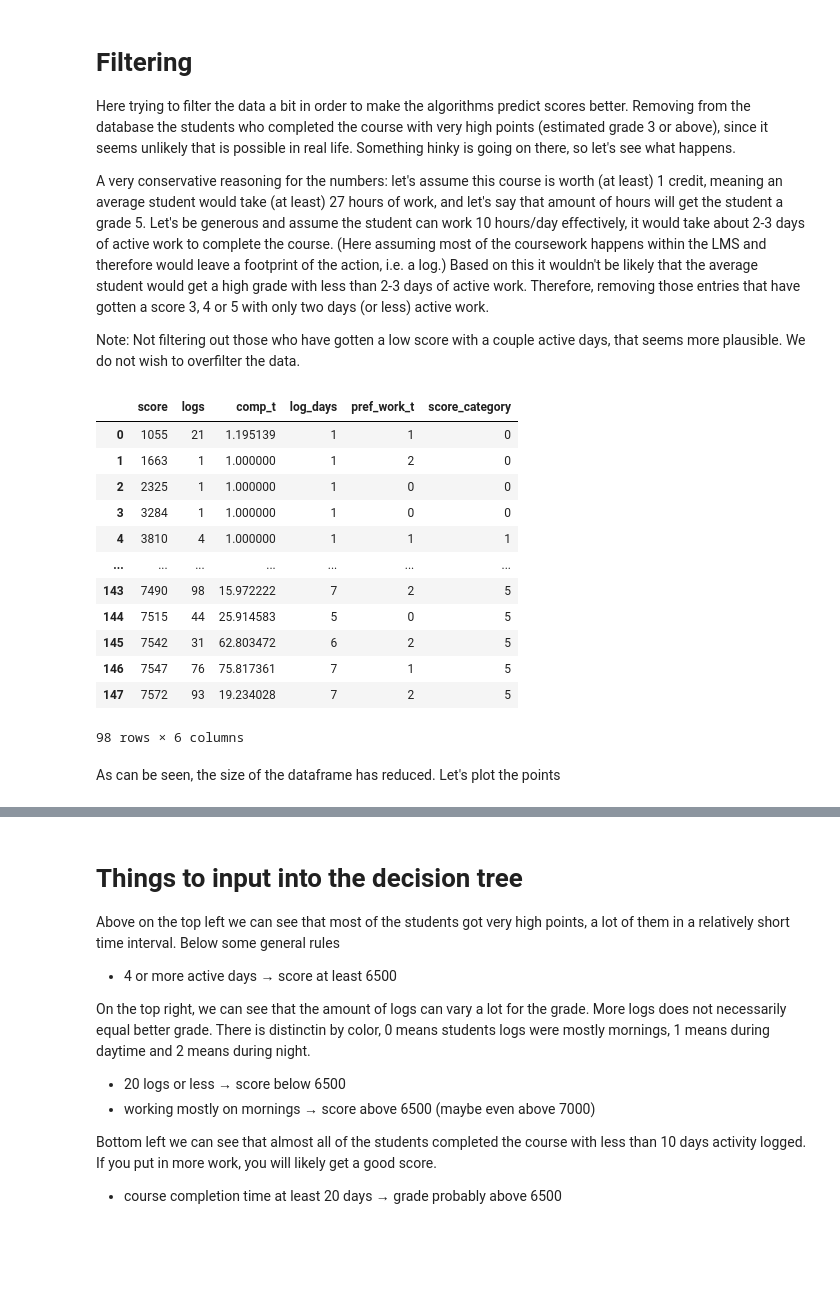
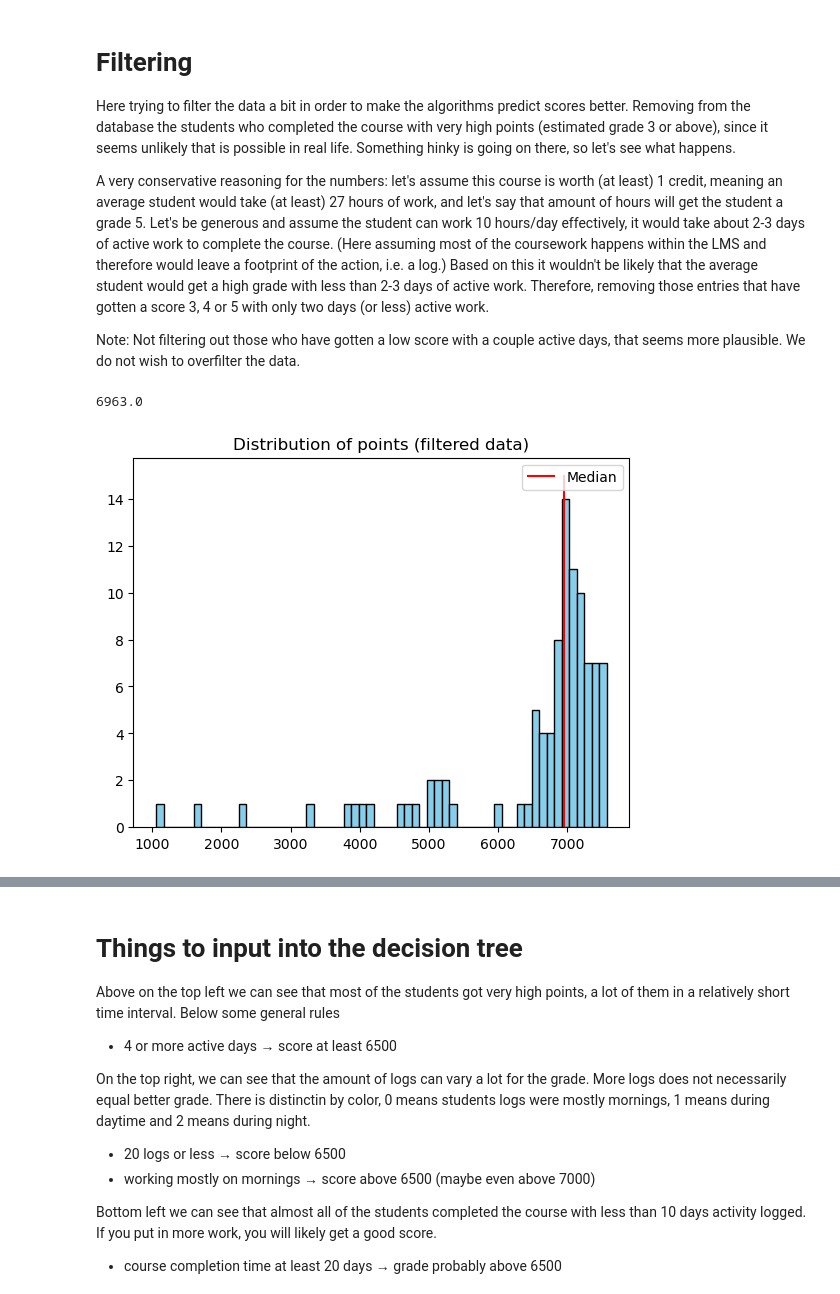
Before and after one commit to fskgiulia/JYUEF01, a Jupyter notebook: project_notebook.ipynb, the cells around one changed output, grey strips where cells are left out. Saved outputs shown, nothing was run; the diff lists cells and outputs as text; code cells hidden in the pictures; blank space fills up the shorter version.

```diff
--- a/project_notebook.ipynb
+++ b/project_notebook.ipynb
@@ -224,20 +219,16 @@ Note: Not filtering out those who have gotten a low score with a couple active d
 # %%
 # We wanna delete those who completed the course in one (active) day with a grade better than 3
 df_filtered = df_new.query('not (log_days <= 2 and score_category >= 3)')
 df_filtered
+
+students_filtered = df_filtered['score']
+median_filtered_data = statistics.median(students_filtered)
+print(median_filtered_data)
+plt.hist(students_filtered, bins=60, color='skyblue', edgecolor='black')
+plt.title('Distribution of points (filtered data)')
+plt.vlines(x=median, ymin=0, ymax=15, color="red", label="Median")
+plt.legend()
+plt.show()
 # %% [output]
-|  | score | logs | comp_t | log_days | pref_work_t | score_category |
-| 0 | 1055 | 21 | 1.195139 | 1 | 1 | 0 |
-| 1 | 1663 | 1 | 1.000000 | 1 | 2 | 0 |
-| 2 | 2325 | 1 | 1.000000 | 1 | 0 | 0 |
-| 3 | 3284 | 1 | 1.000000 | 1 | 0 | 0 |
-| 4 | 3810 | 4 | 1.000000 | 1 | 1 | 1 |
-| ... | ... | ... | ... | ... | ... | ... |
-| 143 | 7490 | 98 | 15.972222 | 7 | 2 | 5 |
-| 144 | 7515 | 44 | 25.914583 | 5 | 0 | 5 |
-| 145 | 7542 | 31 | 62.803472 | 6 | 2 | 5 |
-| 146 | 7547 | 76 | 75.817361 | 7 | 1 | 5 |
-| 147 | 7572 | 93 | 19.234028 | 7 | 2 | 5 |
-98 rows × 6 columns
+6963.0
+[figure, added]
-# %% [markdown]
-As can be seen, the size of the dataframe has reduced. Let's plot the points
```
Also changed, not shown: parts of 7 cells of this notebook, 1 other file.
